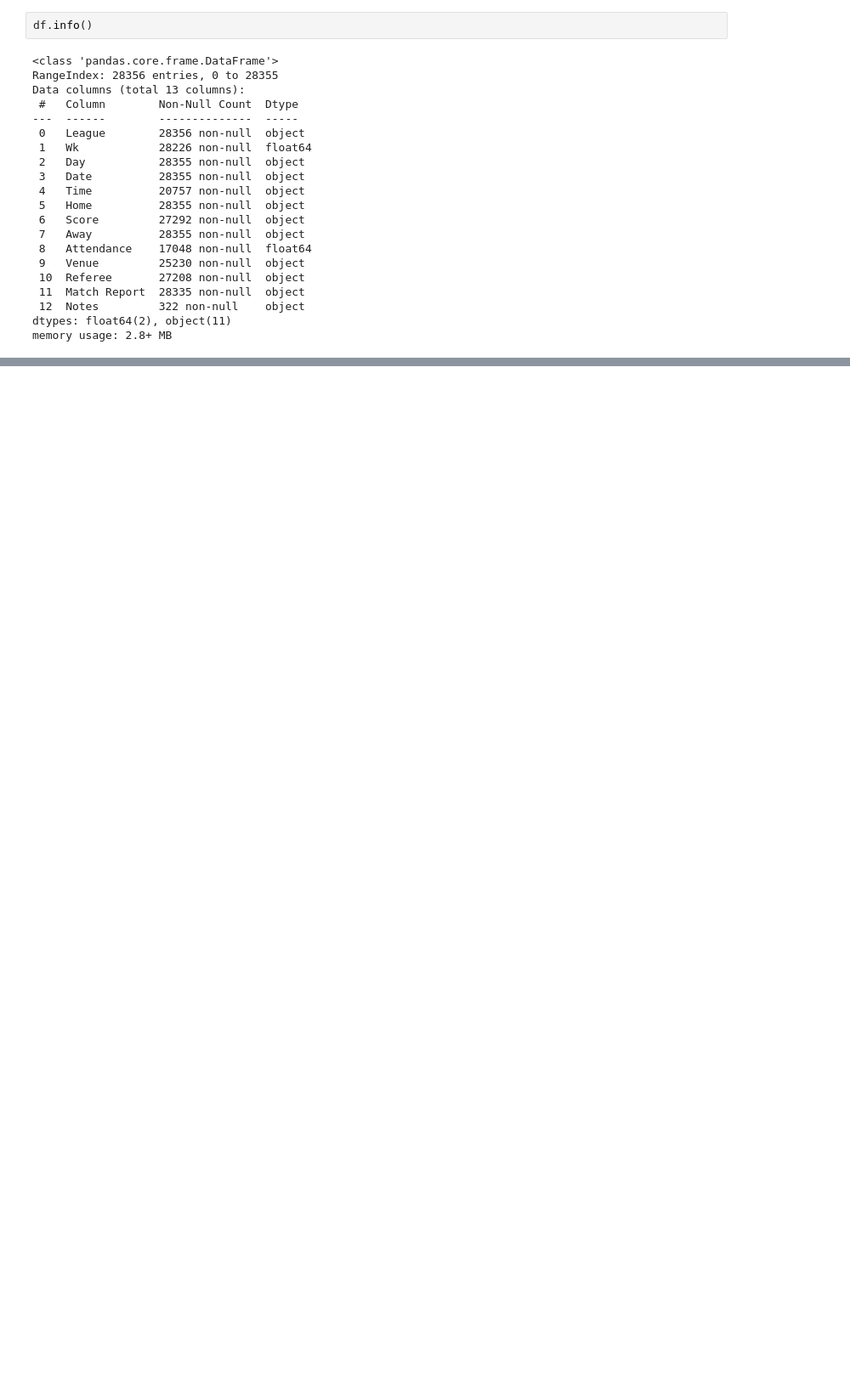
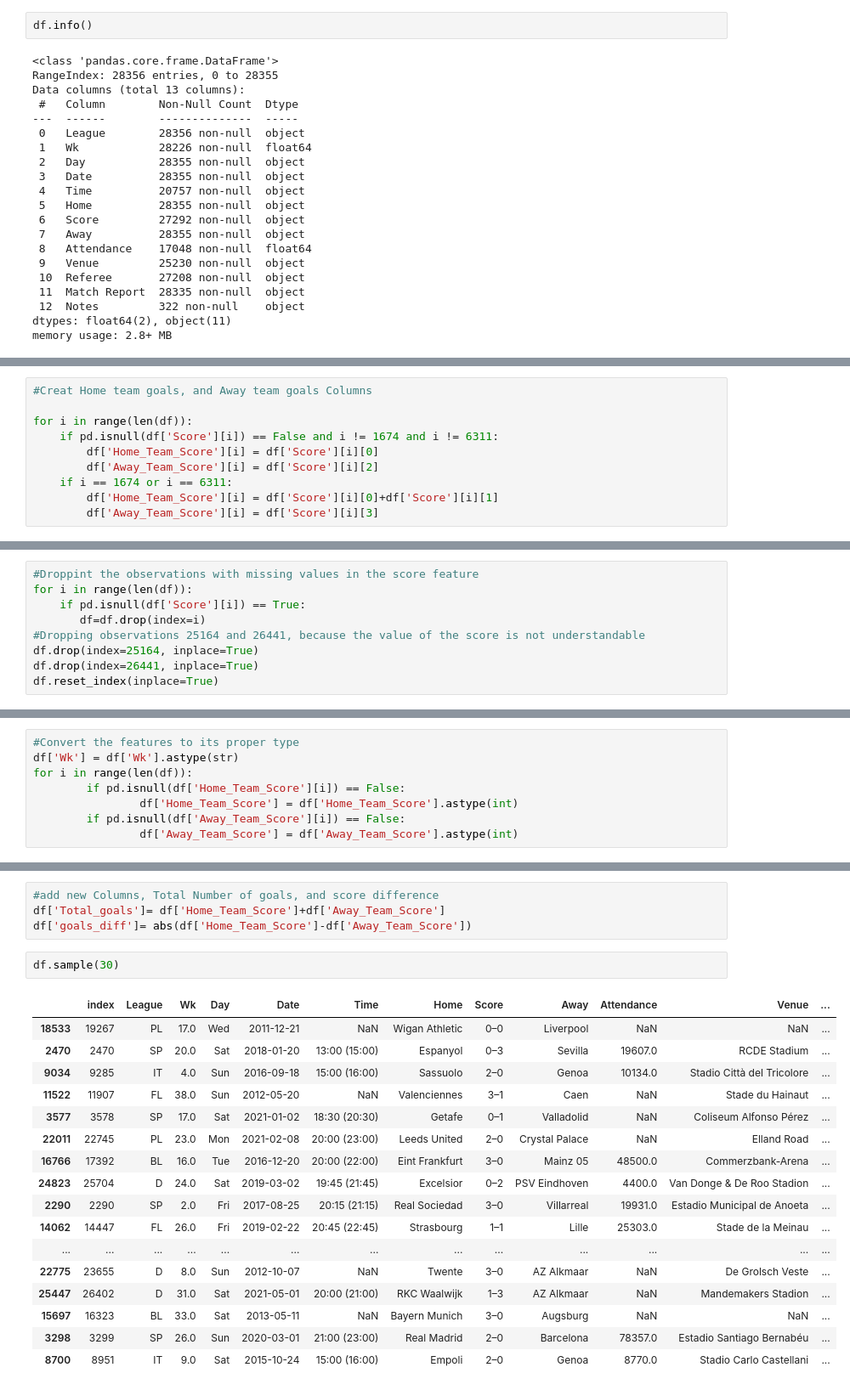
Before and after one commit to MohammedAljaafai/Football_Matches_Recommendation_System_Capstone, a Jupyter notebook: Football_EDA.ipynb, the cells around one changed output, grey strips where cells are left out. Shown at 85% size. Cells and saved outputs as stored; diff of their text form; blank space fills up the shorter version.

```diff
--- a/Football_EDA.ipynb
+++ b/Football_EDA.ipynb
@@ -209,0 +243,10 @@ memory usage: 2.8+ MB
+# %%
+#Creat Home team goals, and Away team goals Columns
+
+for i in range(len(df)):
+    if pd.isnull(df['Score'][i]) == False and i != 1674 and i != 6311:
+        df['Home_Team_Score'][i] = df['Score'][i][0]
+        df['Away_Team_Score'][i] = df['Score'][i][2]
+    if i == 1674 or i == 6311:
+        df['Home_Team_Score'][i] = df['Score'][i][0]+df['Score'][i][1]
+        df['Away_Team_Score'][i] = df['Score'][i][3]
@@ -209,0 +279,9 @@ memory usage: 2.8+ MB
+# %%
+#Droppint the observations with missing values in the score feature
+for i in range(len(df)):
+    if pd.isnull(df['Score'][i]) == True:
+       df=df.drop(index=i)
+#Dropping observations 25164 and 26441, because the value of the score is not understandable
+df.drop(index=25164, inplace=True)
+df.drop(index=26441, inplace=True)
+df.reset_index(inplace=True)
@@ -209,0 +314,8 @@ memory usage: 2.8+ MB
+# %%
+#Convert the features to its proper type
+df['Wk'] = df['Wk'].astype(str)
+for i in range(len(df)):
+        if pd.isnull(df['Home_Team_Score'][i]) == False:
+                df['Home_Team_Score'] = df['Home_Team_Score'].astype(int)
+        if pd.isnull(df['Away_Team_Score'][i]) == False:
+                df['Away_Team_Score'] = df['Away_Team_Score'].astype(int)
@@ -209,0 +342,24 @@ memory usage: 2.8+ MB
+# %%
+#add new Columns, Total Number of goals, and score difference
+df['Total_goals']= df['Home_Team_Score']+df['Away_Team_Score']
+df['goals_diff']= abs(df['Home_Team_Score']-df['Away_Team_Score'])
+# %%
+df.sample(30)
+# %% [output]
+|  | index | League | Wk | Day | Date | Time | Home | Score | Away | Attendance | Venue | ... |
+| 18533 | 19267 | PL | 17.0 | Wed | 2011-12-21 | NaN | Wigan Athletic | 0–0 | Liverpool | NaN | NaN | ... |
+| 2470 | 2470 | SP | 20.0 | Sat | 2018-01-20 | 13:00 (15:00) | Espanyol | 0–3 | Sevilla | 19607.0 | RCDE Stadium | ... |
+| 9034 | 9285 | IT | 4.0 | Sun | 2016-09-18 | 15:00 (16:00) | Sassuolo | 2–0 | Genoa | 10134.0 | Stadio Città del Tricolore | ... |
+| 11522 | 11907 | FL | 38.0 | Sun | 2012-05-20 | NaN | Valenciennes | 3–1 | Caen | NaN | Stade du Hainaut | ... |
+| 3577 | 3578 | SP | 17.0 | Sat | 2021-01-02 | 18:30 (20:30) | Getafe | 0–1 | Valladolid | NaN | Coliseum Alfonso Pérez | ... |
+| 22011 | 22745 | PL | 23.0 | Mon | 2021-02-08 | 20:00 (23:00) | Leeds United | 2–0 | Crystal Palace | NaN | Elland Road | ... |
+| 16766 | 17392 | BL | 16.0 | Tue | 2016-12-20 | 20:00 (22:00) | Eint Frankfurt | 3–0 | Mainz 05 | 48500.0 | Commerzbank-Arena | ... |
+| 24823 | 25704 | D | 24.0 | Sat | 2019-03-02 | 19:45 (21:45) | Excelsior | 0–2 | PSV Eindhoven | 4400.0 | Van Donge & De Roo Stadion | ... |
+| 2290 | 2290 | SP | 2.0 | Fri | 2017-08-25 | 20:15 (21:15) | Real Sociedad | 3–0 | Villarreal | 19931.0 | Estadio Municipal de Anoeta | ... |
+| 14062 | 14447 | FL | 26.0 | Fri | 2019-02-22 | 20:45 (22:45) | Strasbourg | 1–1 | Lille | 25303.0 | Stade de la Meinau | ... |
+| ... | ... | ... | ... | ... | ... | ... | ... | ... | ... | ... | ... | ... |
+| 22775 | 23655 | D | 8.0 | Sun | 2012-10-07 | NaN | Twente | 3–0 | AZ Alkmaar | NaN | De Grolsch Veste | ... |
+| 25447 | 26402 | D | 31.0 | Sat | 2021-05-01 | 20:00 (21:00) | RKC Waalwijk | 1–3 | AZ Alkmaar | NaN | Mandemakers Stadion | ... |
+| 15697 | 16323 | BL | 33.0 | Sat | 2013-05-11 | NaN | Bayern Munich | 3–0 | Augsburg | NaN | NaN | ... |
+| 3298 | 3299 | SP | 26.0 | Sun | 2020-03-01 | 21:00 (23:00) | Real Madrid | 2–0 | Barcelona | 78357.0 | Estadio Santiago Bernabéu | ... |
+| 8700 | 8951 | IT | 9.0 | Sat | 2015-10-24 | 15:00 (16:00) | Empoli | 2–0 | Genoa | 8770.0 | Stadio Carlo Castellani | ... |
```
Also changed, not shown: parts of 29 cells of this notebook.
